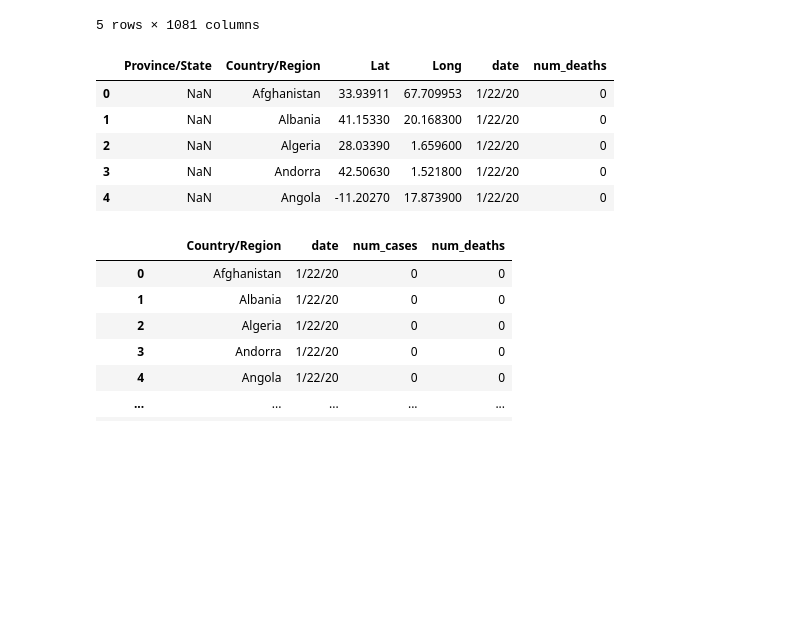
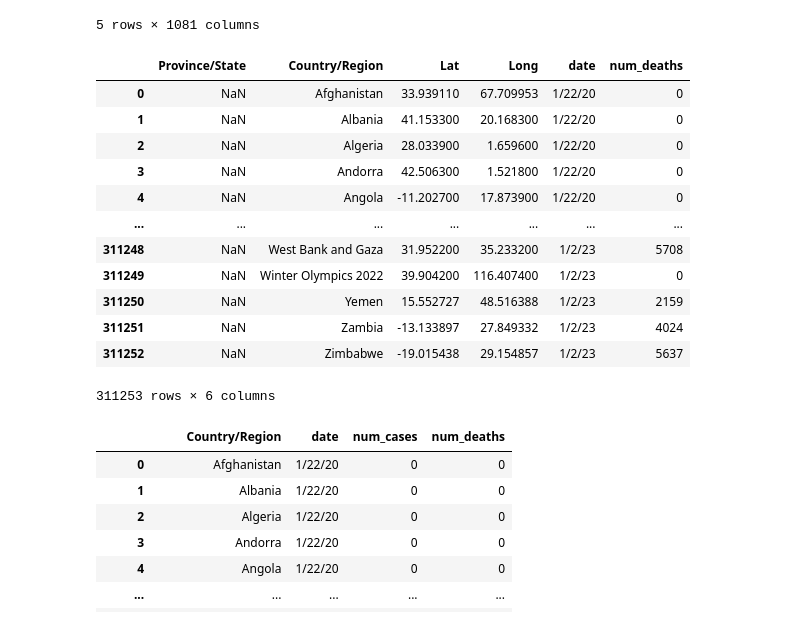
Before and after one commit to Saima2306/Data_Science_Program, a Jupyter notebook: session_21_multiindex_objects.ipynb, the cells around one changed output. Saved outputs shown, nothing was run; the diff lists cells and outputs as text; code cells hidden in the pictures; blank space fills up the shorter version.

```diff
--- a/session_21_multiindex_objects.ipynb
+++ b/session_21_multiindex_objects.ipynb
@@ -528,14 +528,21 @@ confirm.head()
 death = death.melt(id_vars=['Province/State','Country/Region','Lat','Long'],var_name='date',value_name='num_deaths')
 confirm = confirm.melt(id_vars=['Province/State','Country/Region','Lat','Long'],var_name='date',value_name='num_cases')
 # %%
-death.head()
+death
 # %% [output]
 |  | Province/State | Country/Region | Lat | Long | date | num_deaths |
-| 0 | NaN | Afghanistan | 33.93911 | 67.709953 | 1/22/20 | 0 |
-| 1 | NaN | Albania | 41.15330 | 20.168300 | 1/22/20 | 0 |
-| 2 | NaN | Algeria | 28.03390 | 1.659600 | 1/22/20 | 0 |
-| 3 | NaN | Andorra | 42.50630 | 1.521800 | 1/22/20 | 0 |
-| 4 | NaN | Angola | -11.20270 | 17.873900 | 1/22/20 | 0 |
+| 0 | NaN | Afghanistan | 33.939110 | 67.709953 | 1/22/20 | 0 |
+| 1 | NaN | Albania | 41.153300 | 20.168300 | 1/22/20 | 0 |
+| 2 | NaN | Algeria | 28.033900 | 1.659600 | 1/22/20 | 0 |
+| 3 | NaN | Andorra | 42.506300 | 1.521800 | 1/22/20 | 0 |
+| 4 | NaN | Angola | -11.202700 | 17.873900 | 1/22/20 | 0 |
+| ... | ... | ... | ... | ... | ... | ... |
+| 311248 | NaN | West Bank and Gaza | 31.952200 | 35.233200 | 1/2/23 | 5708 |
+| 311249 | NaN | Winter Olympics 2022 | 39.904200 | 116.407400 | 1/2/23 | 0 |
+| 311250 | NaN | Yemen | 15.552727 | 48.516388 | 1/2/23 | 2159 |
+| 311251 | NaN | Zambia | -13.133897 | 27.849332 | 1/2/23 | 4024 |
+| 311252 | NaN | Zimbabwe | -19.015438 | 29.154857 | 1/2/23 | 5637 |
+311253 rows × 6 columns
 # %%
 confirm.merge(death,on=['Province/State','Country/Region','Lat','Long','date'])[['Country/Region','date','num_cases','num_deaths']]
 # %% [output]
```
Also changed, not shown: parts of 2 cells of this notebook, 4 other files.
